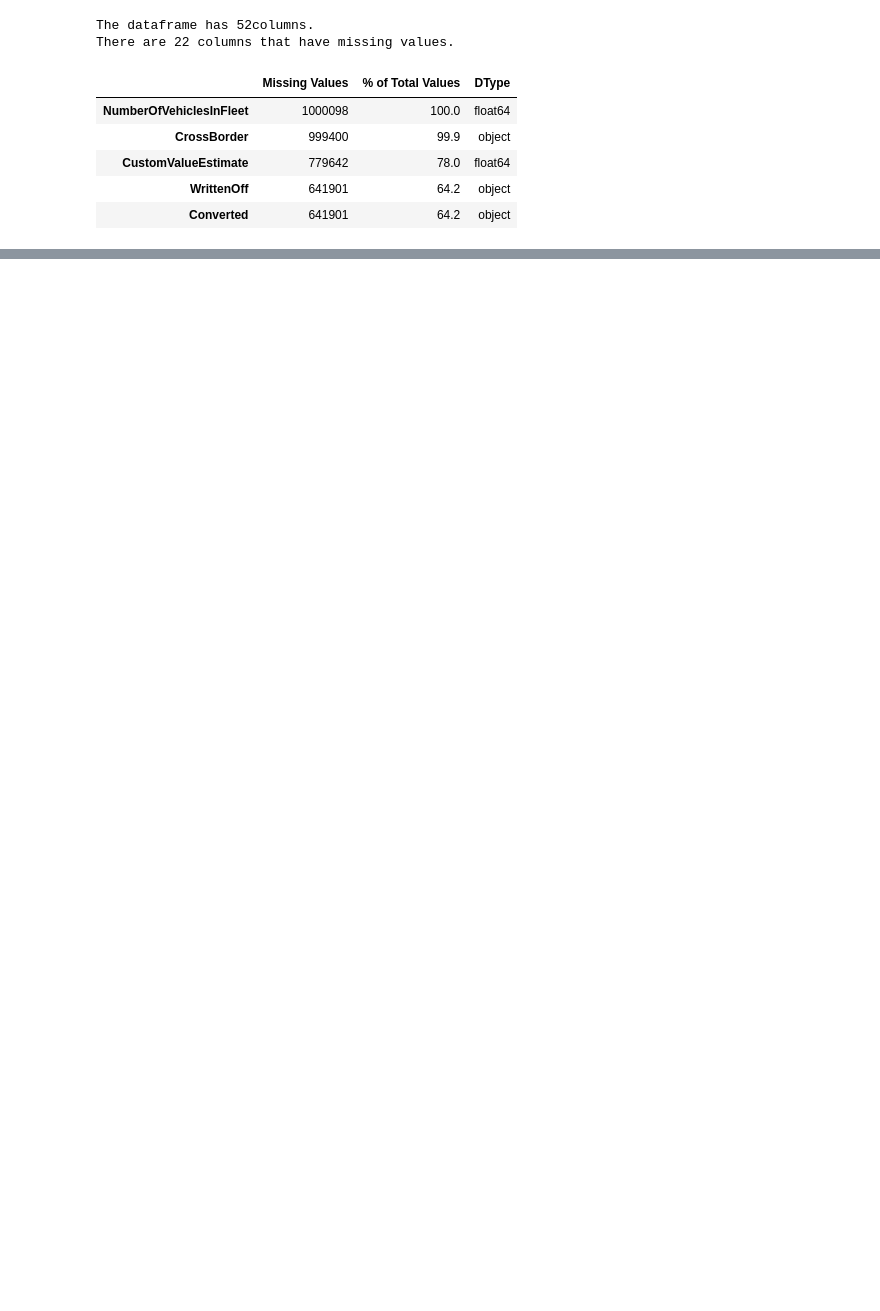
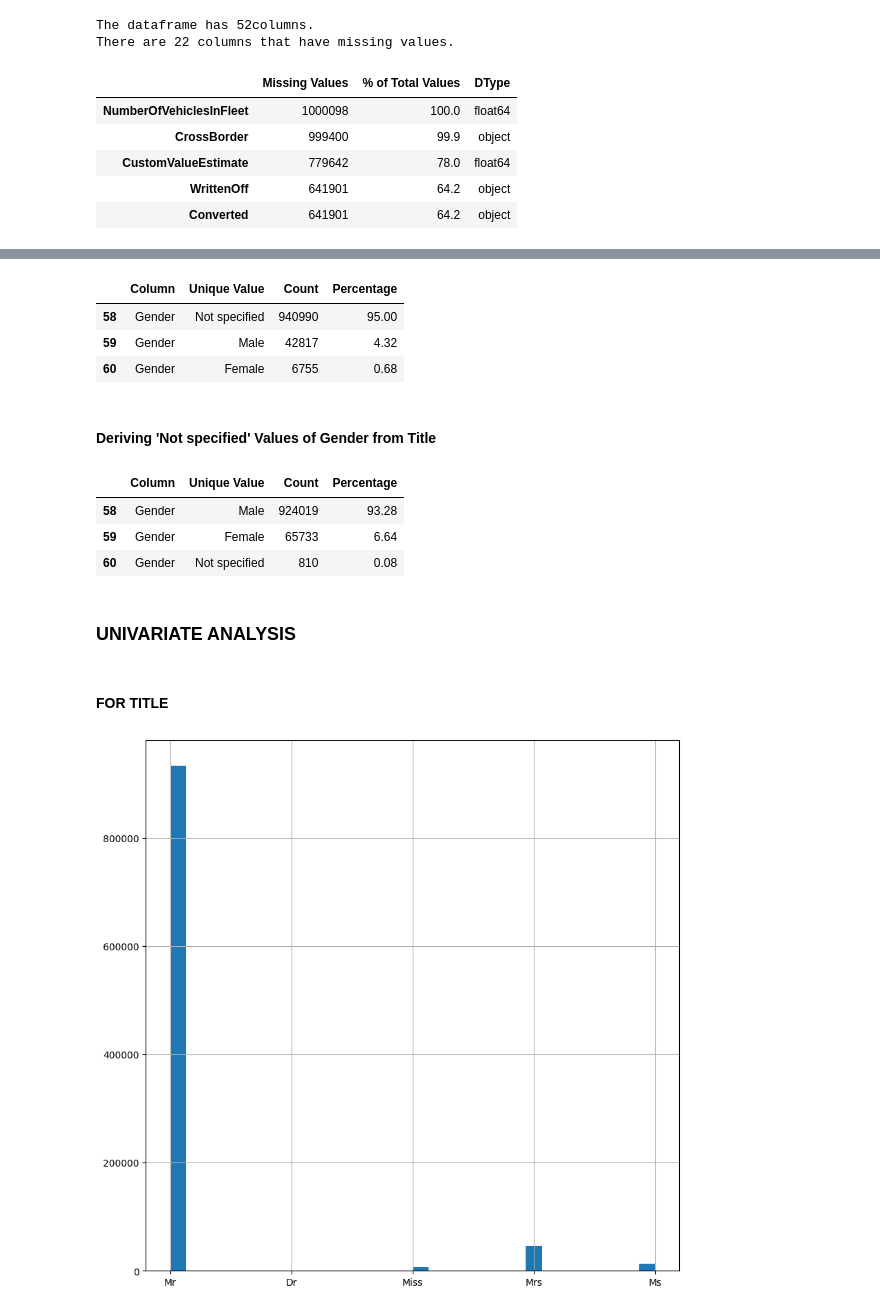
Before and after one commit to rinamoh/Kifiya-AIM-Week_3, a Jupyter notebook: notebooks/EDA.ipynb, the cells around one changed output, grey strips where cells are left out. Saved outputs shown, nothing was run; the diff lists cells and outputs as text; code cells hidden in the pictures; blank space fills up the shorter version.

```diff
--- a/notebooks/EDA.ipynb
+++ b/notebooks/EDA.ipynb
@@ -87,0 +84,11 @@ unique_values.head()
+# %%
+unique_values.loc[unique_values['Column'] == 'Gender'].head()
+# %% [output]
+|  | Column | Unique Value | Count | Percentage |
+| 58 | Gender | Not specified | 940990 | 95.00 |
+| 59 | Gender | Male | 42817 | 4.32 |
+| 60 | Gender | Female | 6755 | 0.68 |
+# %% [markdown]
+#### Deriving 'Not specified' Values of Gender from Title
+# %%
+df = update_gender_based_on_title(df, 'Title','Gender')
@@ -87,0 +97,16 @@ unique_values.head()
+# %%
+unique_values.loc[unique_values['Column'] == 'Gender'].head()
+# %% [output]
+|  | Column | Unique Value | Count | Percentage |
+| 58 | Gender | Male | 924019 | 93.28 |
+| 59 | Gender | Female | 65733 | 6.64 |
+| 60 | Gender | Not specified | 810 | 0.08 |
+# %% [markdown]
+### UNIVARIATE ANALYSIS
+# %% [markdown]
+#### FOR TITLE
+# %%
+df['Title'].hist(bins=30, figsize=(10, 10))
+plt.show()
+# %% [output]
+[figure, added]
```
Also changed, not shown: parts of 12 cells of this notebook, 1 other file.
